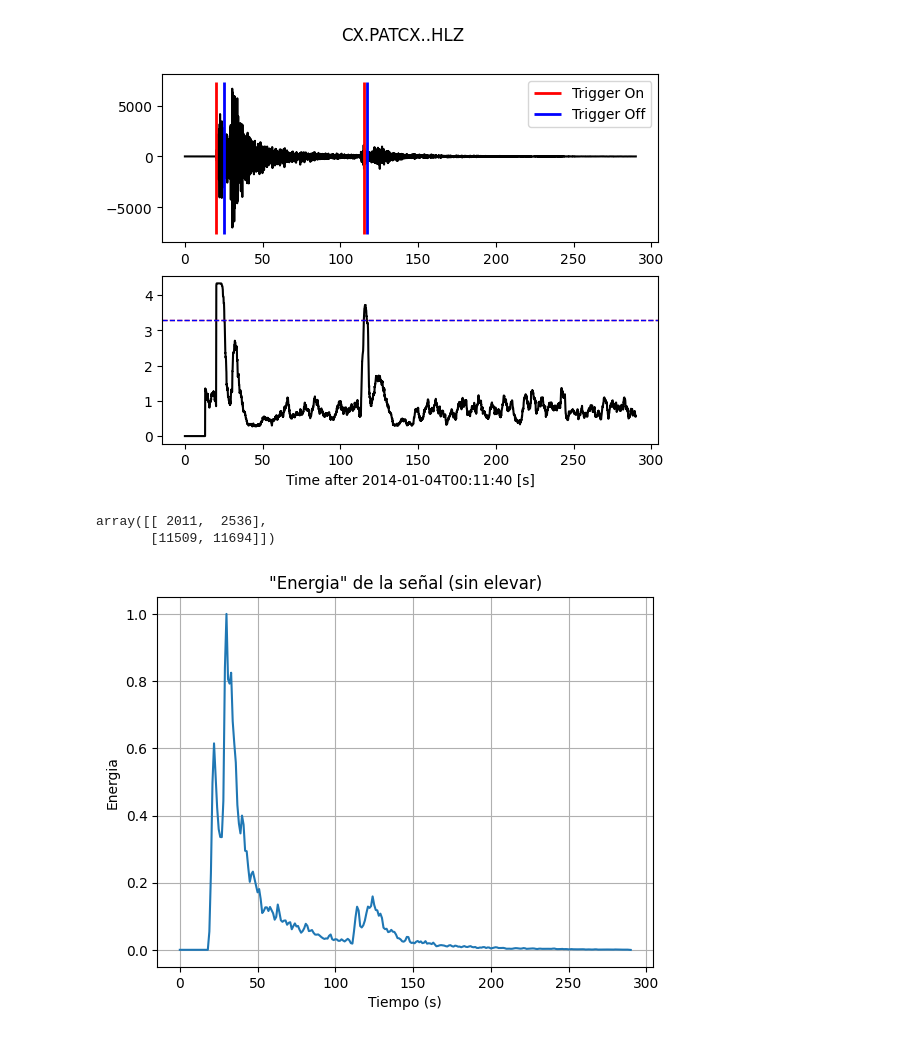
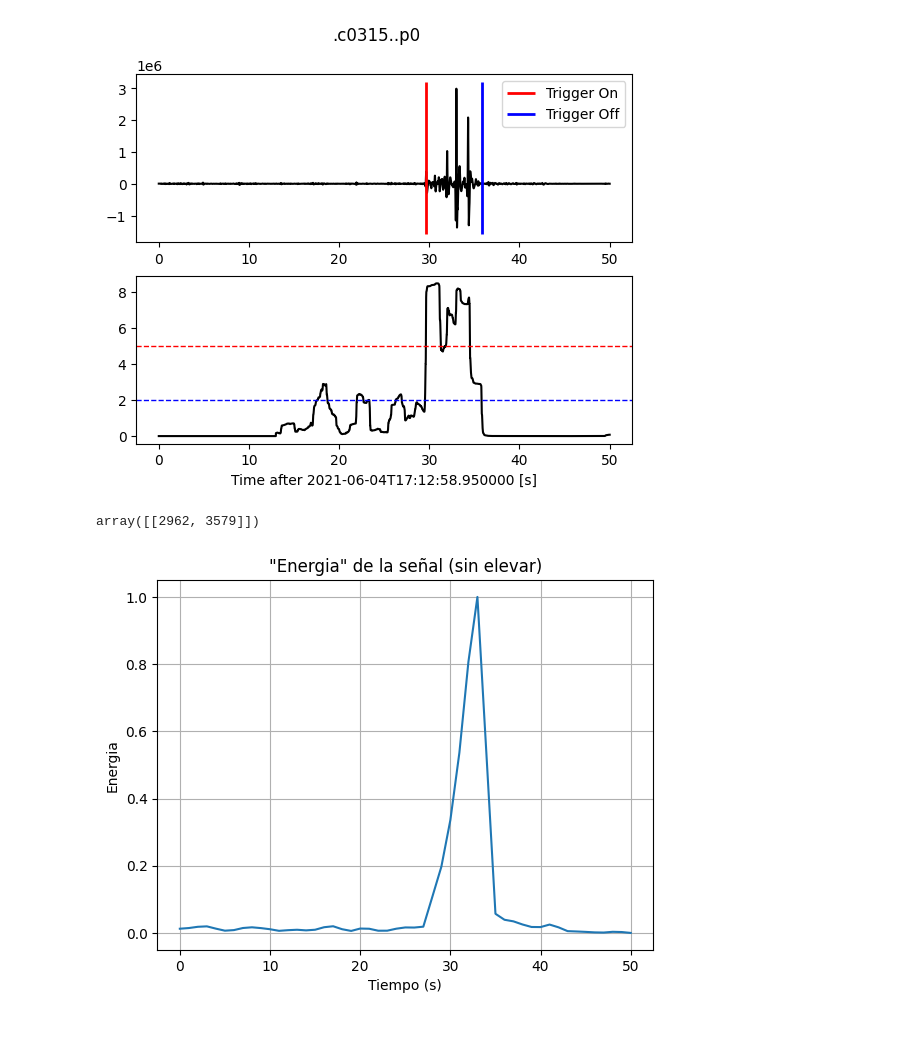
Before and after one commit to tomasjm/seismic-manual-picker, a Jupyter notebook: eval/trigger.ipynb, the cells around one changed output. Saved outputs shown, nothing was run; the diff lists cells and outputs as text; code cells hidden in the pictures.

```diff
--- a/eval/trigger.ipynb
+++ b/eval/trigger.ipynb
@@ -4,28 +4,31 @@ from obspy import read
 st = read("../Events_secstations/2014_01_04 00_11_50_M5_7/PATCX/PATCX_HL*.sac")
 
 #st = read("../Events_secstations/2014_01_04 08_25_35_M3_7/PATCX/PATCX_HL*.sac")
-st = read("../Events_secstations/2014_01_04 18_56_31_M3_6/PB05/PB05_HL*.sac")
+st = read("../Events_secstations/2014_01_04 18_56_31_M3_6/PB05/PB05_HL*.sac") # slice 60 120
+st = read("./c0315210604171208.pri0") # slice 60 120
+#st = read("./c0315210709000000.pri0")
+# cargamos la Z
+tr = st[0]
 
-# cargamos la Z
-tr = st.select(component="Z")[0]
-tr = tr.filter("bandpass", freqmin=1, freqmax=10)
-# cortamos el efecto del filtro en los primeros 10 segundos
-tr = tr.slice(tr.stats.starttime + 10, tr.stats.endtime)
+tr = tr.filter("bandpass", freqmin=2, freqmax=10)
+# # cortamos el efecto del filtro en los primeros 10 segundos
+#tr = tr.slice(tr.stats.starttime + 76760, tr.stats.starttime+76870)
+tr = tr.slice(tr.stats.starttime + 50, tr.stats.starttime+100)
 # %%
 # trigger (HAY QUE TUNEAR PARA EL VOLCAN)
-sta = 3*tr.stats.sampling_rate
+sta = 1.5*tr.stats.sampling_rate
 lta = 13*tr.stats.sampling_rate
-threshold = 3.3
+threshold = 5
+trigger_off = 2
 
 from obspy.signal.trigger import classic_sta_lta, trigger_onset, plot_trigger
 cft = classic_sta_lta(tr, sta, lta)
-on_off = trigger_onset(cft, threshold, threshold)
-plot_trigger(tr, cft, threshold, threshold)
+on_off = trigger_onset(cft, threshold, trigger_off)
+plot_trigger(tr, cft, threshold, trigger_off)
 on_off
 # %% [output]
-[figure, old version]
+[figure, new version]
-array([[ 2011,  2536],
-       [11509, 11694]])
+array([[2962, 3579]])
 # %%
 import numpy as np
 import matplotlib.pyplot as plt
@@ -52,7 +55,7 @@ plt.ylabel("Energia")
 plt.grid()
 plt.show()
 # %% [output]
-[figure, old version]
+[figure, new version]
 # %%
 def cut_events(trigger_list, trace_energy, event_offset, search_window=50, fs=100, end_energy=0.03):
     events = []
```
Also changed, not shown: parts of 3 cells of this notebook, 3 other files.
